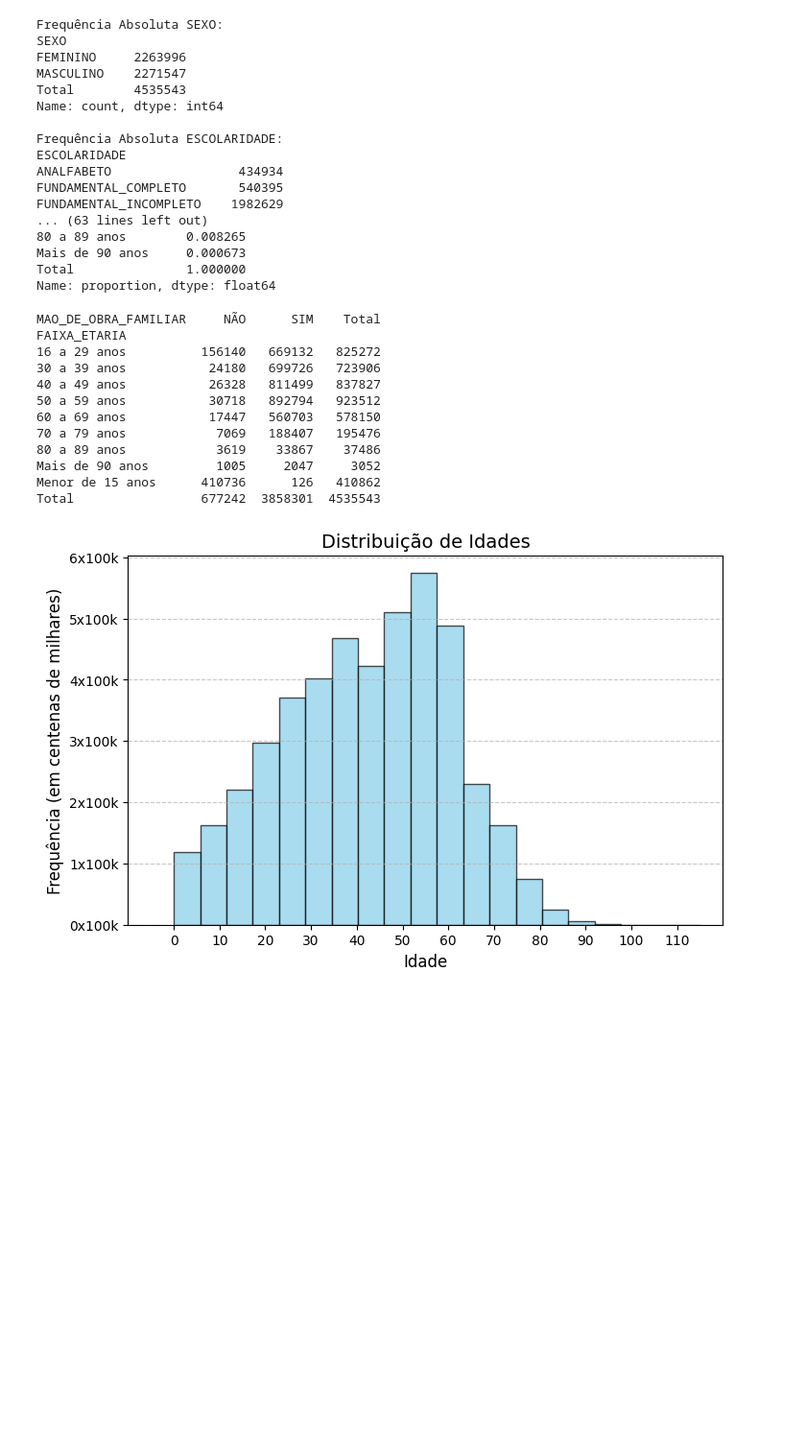
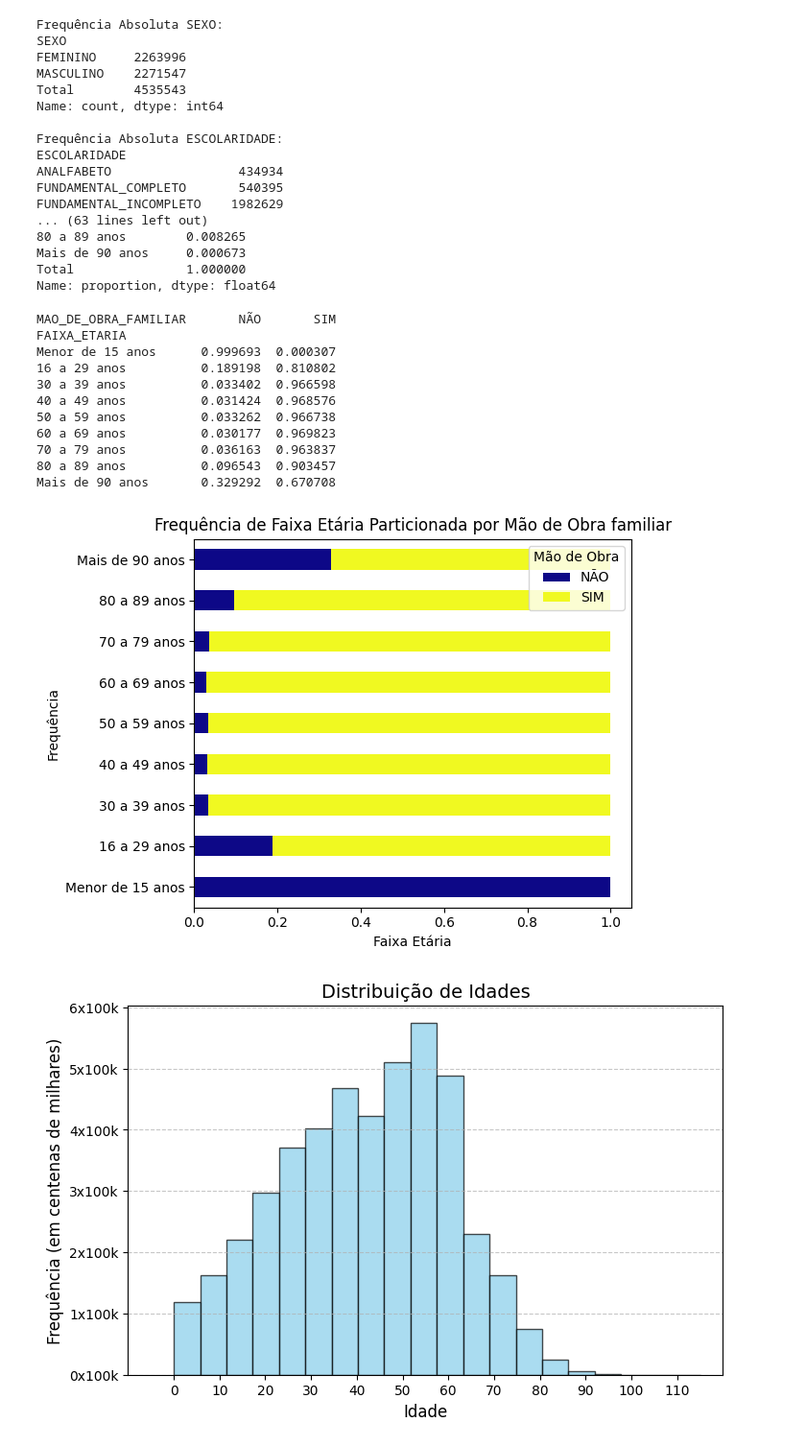
Before and after one commit to Luisamfer/Ativ_Est_Desc, a Jupyter notebook: Estat_desc.ipynb, the cells around one changed output. Shown at 96% size. Drawn from its saved outputs; the diff is of its cells as text; code cells hidden in the pictures; blank space fills up the shorter version.

```diff
--- a/Estat_desc.ipynb
+++ b/Estat_desc.ipynb
@@ -153,21 +153,33 @@ Total               1.000000
 Name: proportion, dtype: float64
 # %%
 #TABELA DE FREQUENCIA CRUZADA DA VARIÁVEL FAIXA ETÁRIA E INFORMAÇÃO SE O MEMBRO É MÃO DE OBRA FAMILIAR
-tabela_cruzada = pd.crosstab(df_membros["FAIXA_ETARIA"], df_membros["MAO_DE_OBRA_FAMILIAR"], margins=True, margins_name="Total").sort_index()
+tabela_cruzada = pd.crosstab(df_membros["FAIXA_ETARIA"], df_membros["MAO_DE_OBRA_FAMILIAR"], normalize='index').sort_index()
 print(tabela_cruzada)
 # %% [output]
-MAO_DE_OBRA_FAMILIAR     NÃO      SIM    Total
+MAO_DE_OBRA_FAMILIAR       NÃO       SIM
 FAIXA_ETARIA
-16 a 29 anos          156140   669132   825272
-30 a 39 anos           24180   699726   723906
-40 a 49 anos           26328   811499   837827
-50 a 59 anos           30718   892794   923512
-60 a 69 anos           17447   560703   578150
-70 a 79 anos            7069   188407   195476
-80 a 89 anos            3619    33867    37486
-Mais de 90 anos         1005     2047     3052
-Menor de 15 anos      410736      126   410862
-Total                 677242  3858301  4535543
+Menor de 15 anos      0.999693  0.000307
+16 a 29 anos          0.189198  0.810802
+30 a 39 anos          0.033402  0.966598
+40 a 49 anos          0.031424  0.968576
+50 a 59 anos          0.033262  0.966738
+60 a 69 anos          0.030177  0.969823
+70 a 79 anos          0.036163  0.963837
+80 a 89 anos          0.096543  0.903457
+Mais de 90 anos       0.329292  0.670708
+# %%
+# GRÁFICO DE FREQUENCIA PARTICIONADO
+# Gráfico de barras empilhadas
+tabela_cruzada.plot(kind='barh', stacked=True, colormap='plasma')
+
+plt.xlabel('Faixa Etária')
+plt.ylabel('Frequência')
+plt.title('Frequência de Faixa Etária Particionada por Mão de Obra familiar')
+plt.legend(title='Mão de Obra')
+plt.tight_layout()
+plt.show()
+# %% [output]
+[figure, added]
 # %%
 #CRIANDO HISTOGRAMA PARA AS IDADES DOS AGRICULTORES FAMILIARES
 idades = df_membros["IDADE"]
```
Also changed, not shown: parts of 7 cells of this notebook.
